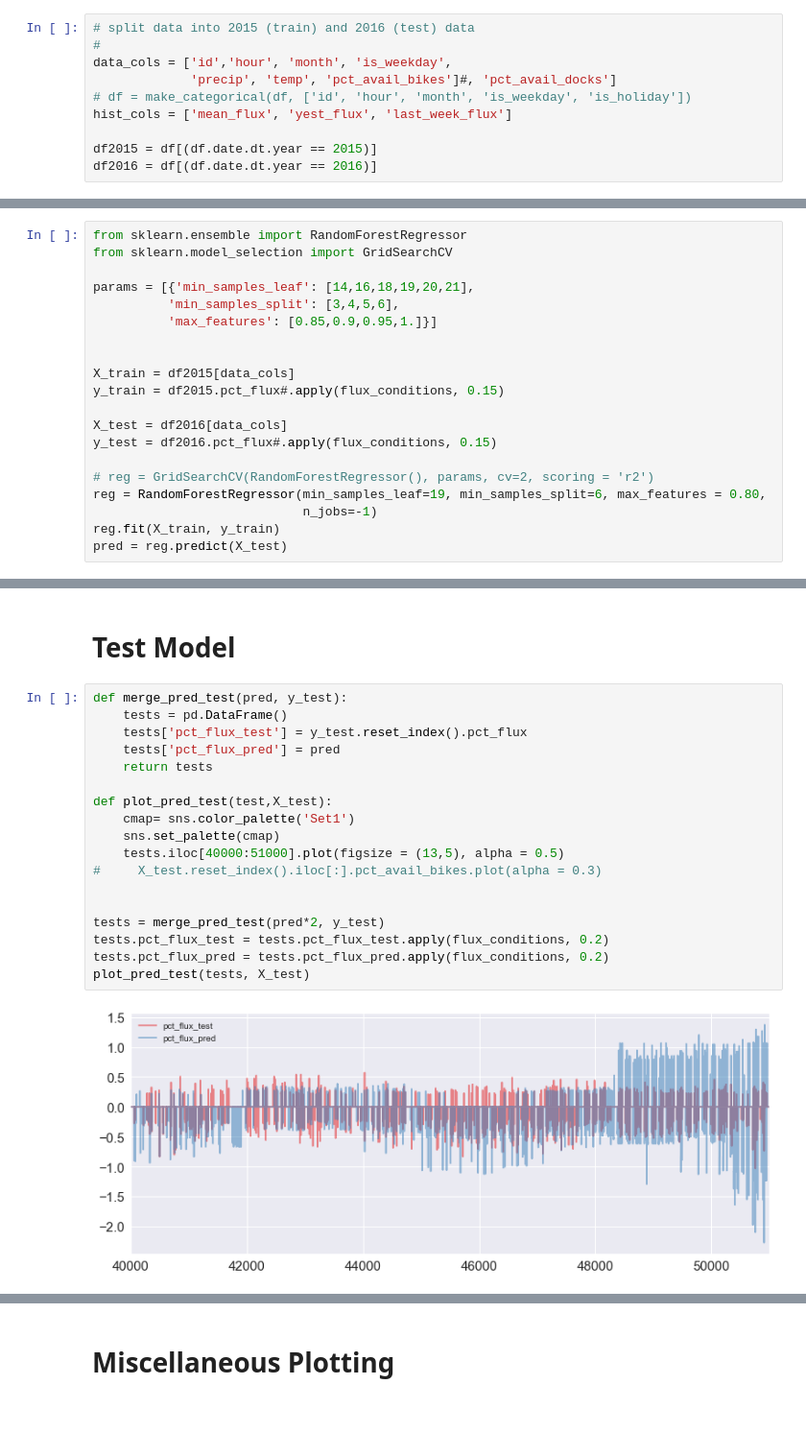
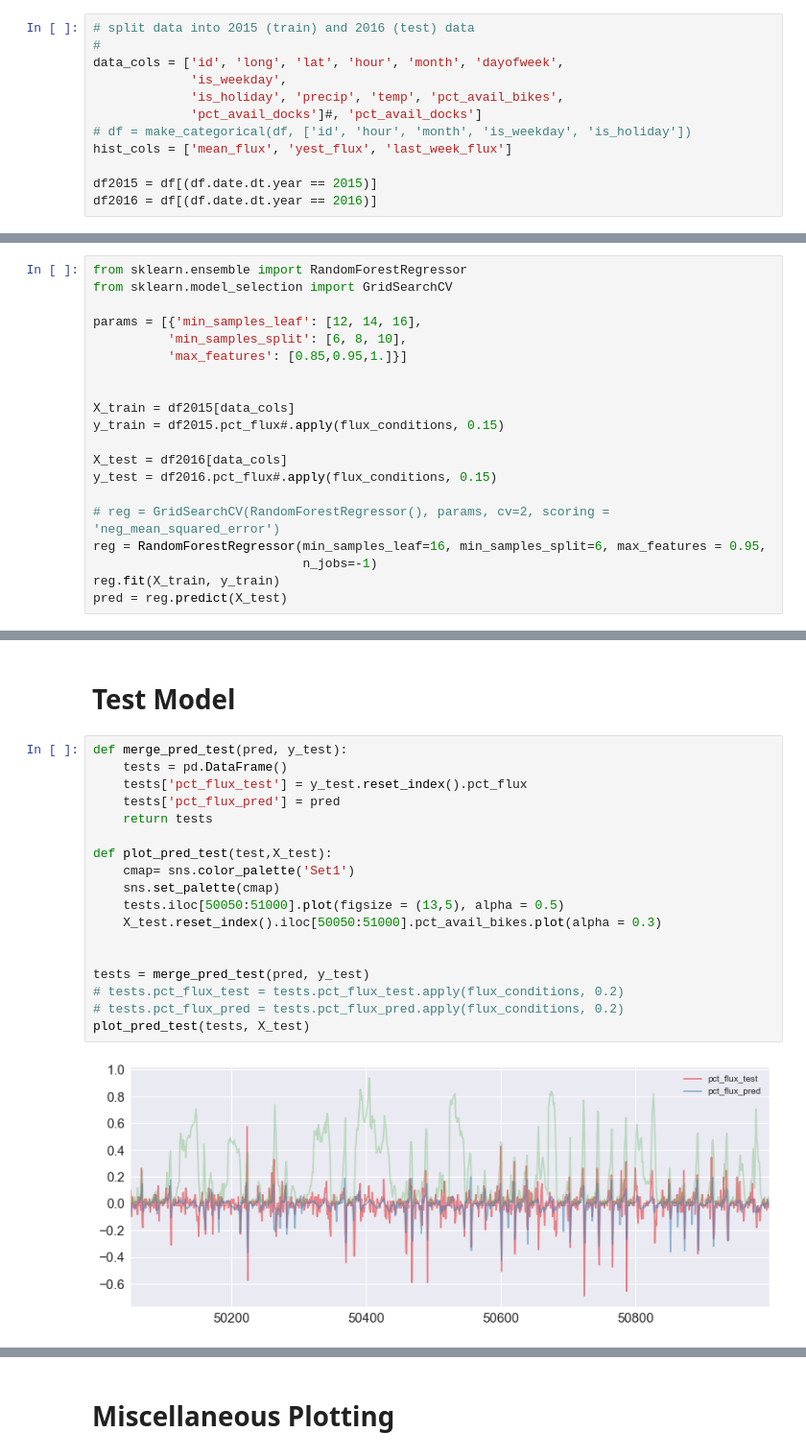
Before and after one commit to djevans071/Rebalancing-Citibike, a Jupyter notebook: modeling.ipynb, the cells around one changed output, grey strips where cells are left out. Shown at 96% size. Saved outputs shown, nothing was run; the diff lists cells and outputs as text; blank space fills up the shorter version.

```diff
--- a/modeling.ipynb
+++ b/modeling.ipynb
@@ -109,8 +152,10 @@ df = new_features(df)
 # %%
 # split data into 2015 (train) and 2016 (test) data
 #
-data_cols = ['id','hour', 'month', 'is_weekday',
-             'precip', 'temp', 'pct_avail_bikes']#, 'pct_avail_docks']
+data_cols = ['id', 'long', 'lat', 'hour', 'month', 'dayofweek',
+             'is_weekday',
+             'is_holiday', 'precip', 'temp', 'pct_avail_bikes',
+             'pct_avail_docks']#, 'pct_avail_docks']
 # df = make_categorical(df, ['id', 'hour', 'month', 'is_weekday', 'is_holiday'])
 hist_cols = ['mean_flux', 'yest_flux', 'last_week_flux']
 
@@ -165,9 +210,9 @@ pred = reg.predict(X_test)
 from sklearn.ensemble import RandomForestRegressor
 from sklearn.model_selection import GridSearchCV
 
-params = [{'min_samples_leaf': [14,16,18,19,20,21],
-          'min_samples_split': [3,4,5,6],
-          'max_features': [0.85,0.9,0.95,1.]}]
+params = [{'min_samples_leaf': [12, 14, 16],
+          'min_samples_split': [6, 8, 10],
+          'max_features': [0.85,0.95,1.]}]
 
 
 X_train = df2015[data_cols]
@@ -176,8 +221,8 @@ y_train = df2015.pct_flux#.apply(flux_conditions, 0.15)
 X_test = df2016[data_cols]
 y_test = df2016.pct_flux#.apply(flux_conditions, 0.15)
 
-# reg = GridSearchCV(RandomForestRegressor(), params, cv=2, scoring = 'r2')
-reg = RandomForestRegressor(min_samples_leaf=19, min_samples_split=6, max_features = 0.80,
+# reg = GridSearchCV(RandomForestRegressor(), params, cv=2, scoring = 'neg_mean_squared_error')
+reg = RandomForestRegressor(min_samples_leaf=16, min_samples_split=6, max_features = 0.95,
                             n_jobs=-1)
 reg.fit(X_train, y_train)
 pred = reg.predict(X_test)
@@ -207,20 +279,20 @@ stations2015[stations2015.id == 517]
 # %%
 def merge_pred_test(pred, y_test):
     tests = pd.DataFrame()
     tests['pct_flux_test'] = y_test.reset_index().pct_flux
     tests['pct_flux_pred'] = pred
     return tests
 
 def plot_pred_test(test,X_test):
     cmap= sns.color_palette('Set1')
     sns.set_palette(cmap)
-    tests.iloc[40000:51000].plot(figsize = (13,5), alpha = 0.5)
-#     X_test.reset_index().iloc[:].pct_avail_bikes.plot(alpha = 0.3)
+    tests.iloc[50050:51000].plot(figsize = (13,5), alpha = 0.5)
+    X_test.reset_index().iloc[50050:51000].pct_avail_bikes.plot(alpha = 0.3)
 
 
-tests = merge_pred_test(pred*2, y_test)
-tests.pct_flux_test = tests.pct_flux_test.apply(flux_conditions, 0.2)
-tests.pct_flux_pred = tests.pct_flux_pred.apply(flux_conditions, 0.2)
+tests = merge_pred_test(pred, y_test)
+# tests.pct_flux_test = tests.pct_flux_test.apply(flux_conditions, 0.2)
+# tests.pct_flux_pred = tests.pct_flux_pred.apply(flux_conditions, 0.2)
 plot_pred_test(tests, X_test)
 # %% [output]
-[figure, old version]
+[figure, new version]
```
Also changed, not shown: parts of 44 cells of this notebook, 24 other files.
